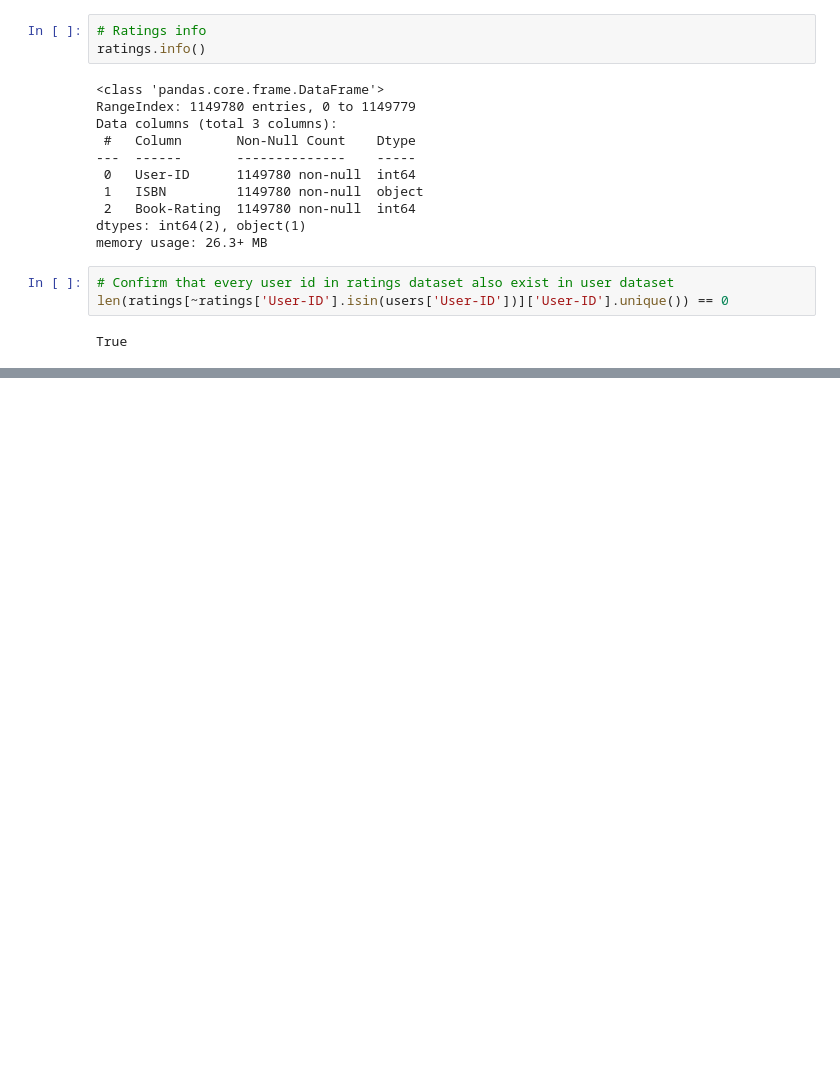
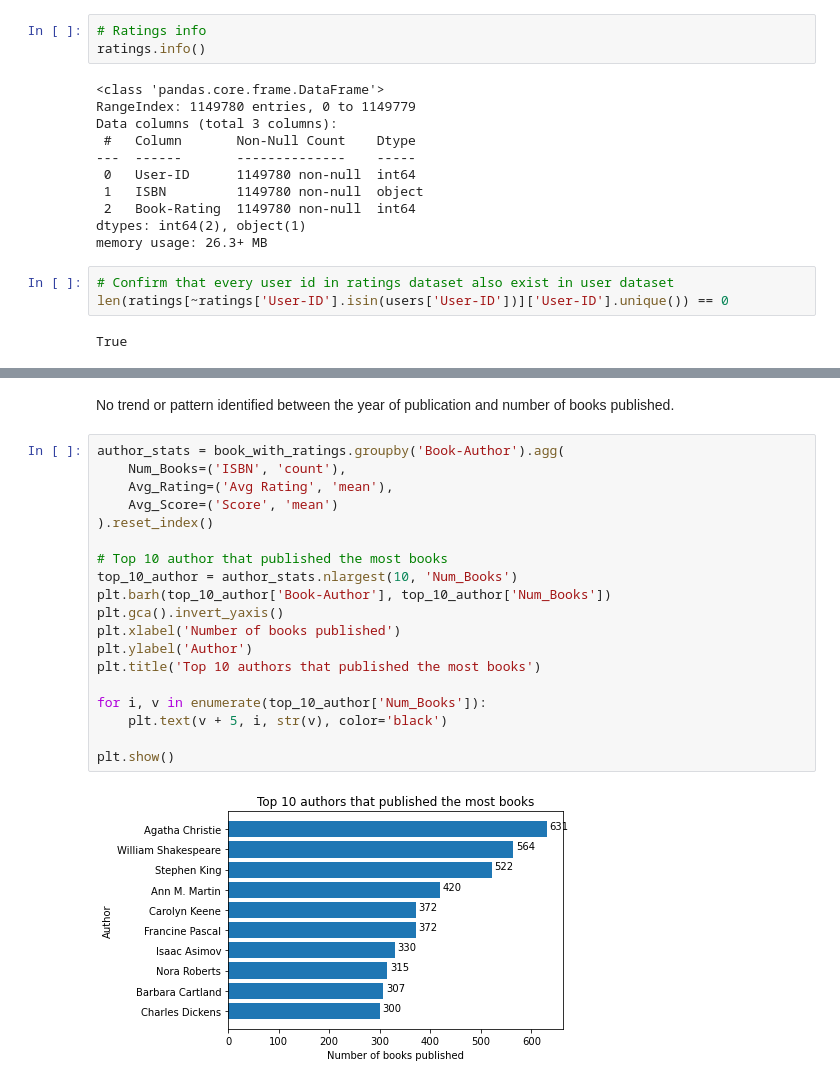
Before and after one commit to phuongnk27/Book-Recommendation, a Jupyter notebook: rec_system.ipynb, the cells around one changed output, grey strips where cells are left out. Cells and saved outputs as stored; diff of their text form; blank space fills up the shorter version.

```diff
--- a/rec_system.ipynb
+++ b/rec_system.ipynb
@@ -158,0 +244,23 @@ True
+# %% [markdown]
+No trend or pattern identified between the year of publication and number of books published.
+# %%
+author_stats = book_with_ratings.groupby('Book-Author').agg(
+    Num_Books=('ISBN', 'count'),
+    Avg_Rating=('Avg Rating', 'mean'),
+    Avg_Score=('Score', 'mean')
+).reset_index()
+
+# Top 10 author that published the most books
+top_10_author = author_stats.nlargest(10, 'Num_Books')
+plt.barh(top_10_author['Book-Author'], top_10_author['Num_Books'])
+plt.gca().invert_yaxis()
+plt.xlabel('Number of books published')
+plt.ylabel('Author')
+plt.title('Top 10 authors that published the most books')
+
+for i, v in enumerate(top_10_author['Num_Books']):
+    plt.text(v + 5, i, str(v), color='black')
+
+plt.show()
+# %% [output]
+[figure, added]
```
Also changed, not shown: parts of 11 cells of this notebook.
